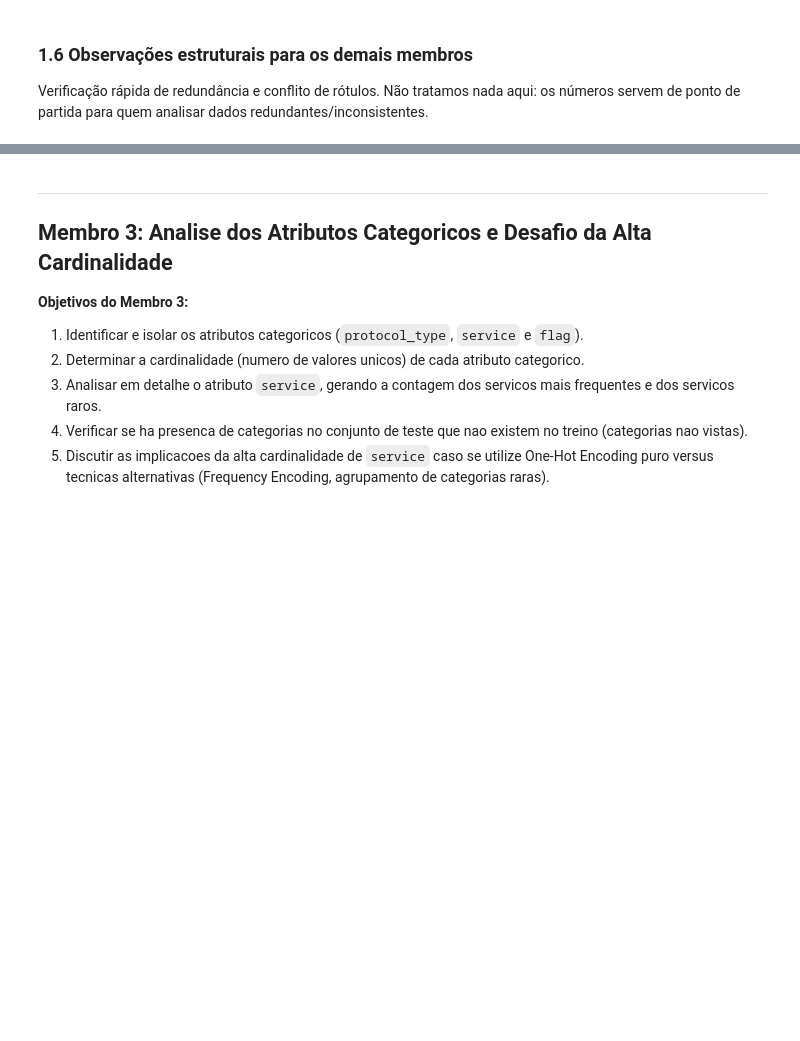
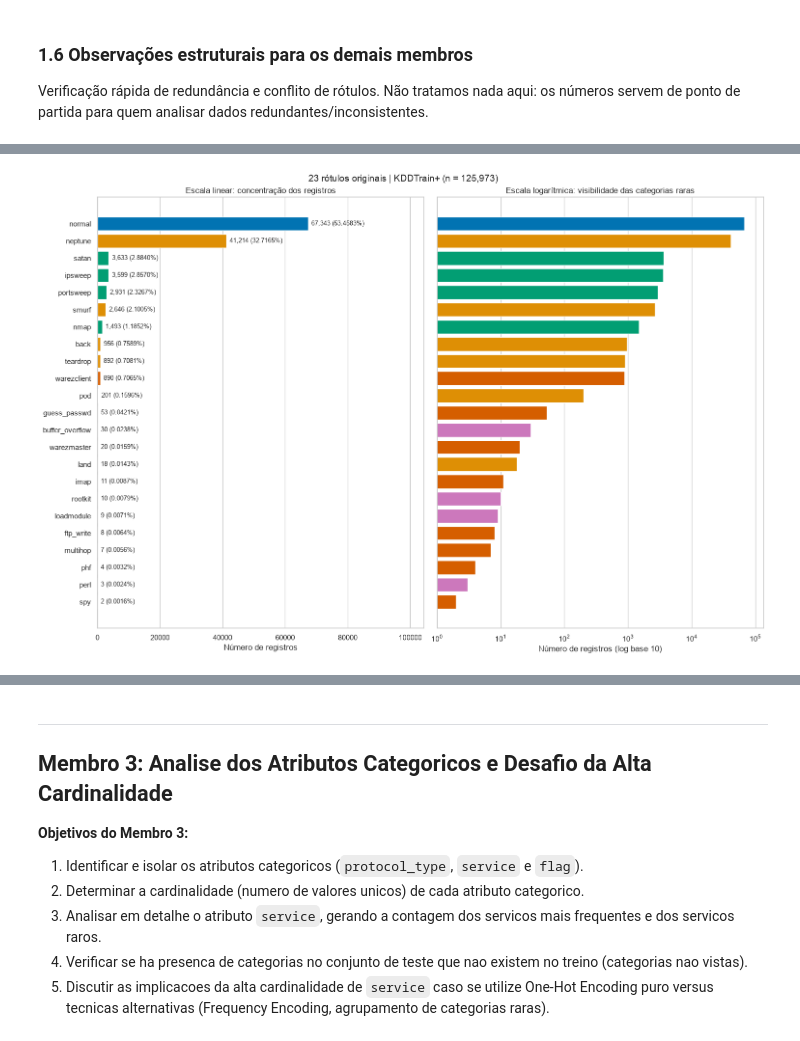
Before and after one commit to matheusmra/tp-ia, a Jupyter notebook: notebooks/01_analise_exploratoria.ipynb, the cells around one changed output, grey strips where cells are left out. Saved outputs shown, nothing was run; the diff lists cells and outputs as text; code cells hidden in the pictures; blank space fills up the shorter version.

```diff
--- a/notebooks/01_analise_exploratoria.ipynb
+++ b/notebooks/01_analise_exploratoria.ipynb
@@ -267,0 +493,41 @@ Essa diferença de escalas de várias ordens de grandeza justifica, na Etapa 2,
+# %%
+# As mesmas cores identificam cada família nas duas granularidades.
+cores_familias = dict(zip(CLASSES_5, sns.color_palette("colorblind", len(CLASSES_5))))
+
+
+def plotar_distribuicao(tabela, familias, titulo, altura):
+    """Mostra frequências lineares e logarítmicas sem ocultar categorias raras."""
+    fig, eixos = plt.subplots(1, 2, figsize=(15, altura), sharey=True, layout="constrained")
+    posicoes = np.arange(len(tabela))
+    valores = tabela["frequencia"].to_numpy()
+    cores = [cores_familias[familia] for familia in familias]
+    for eixo in eixos:
+        eixo.barh(posicoes, valores, color=cores)
+        eixo.set_yticks(posicoes, tabela.index)
+        eixo.grid(axis="y", visible=False)
+        eixo.set_axisbelow(True)
+    eixos[0].invert_yaxis()
+    eixos[0].set_xlim(0, valores.max() * 1.55)
+    eixos[0].set_title("Escala linear: concentração dos registros")
+    eixos[0].set_xlabel("Número de registros")
+    for posicao, (quantidade, percentual) in enumerate(
+        tabela[["frequencia", "percentual"]].itertuples(index=False, name=None)
+    ):
+        eixos[0].annotate(
+            f"{quantidade:,.0f} ({percentual:.4f}%)", (quantidade, posicao),
+            xytext=(5, 0), textcoords="offset points", va="center", fontsize=9,
+        )
+    eixos[1].set_xscale("log")
+    eixos[1].set_xlim(1, valores.max() * 2)
+    eixos[1].set_title("Escala logarítmica: visibilidade das categorias raras")
+    eixos[1].set_xlabel("Número de registros (log base 10)")
+    fig.suptitle(f"{titulo} | KDDTrain+ (n = {n_treino:,})", fontsize=14)
+    plt.show()
+
+
+plotar_distribuicao(
+    freq_rotulos, [ATTACK_MAPPING[r] for r in freq_rotulos.index],
+    "23 rótulos originais", altura=10,
+)
+# %% [output]
+[figure, added]
```
Also changed, not shown: parts of 27 cells of this notebook.
